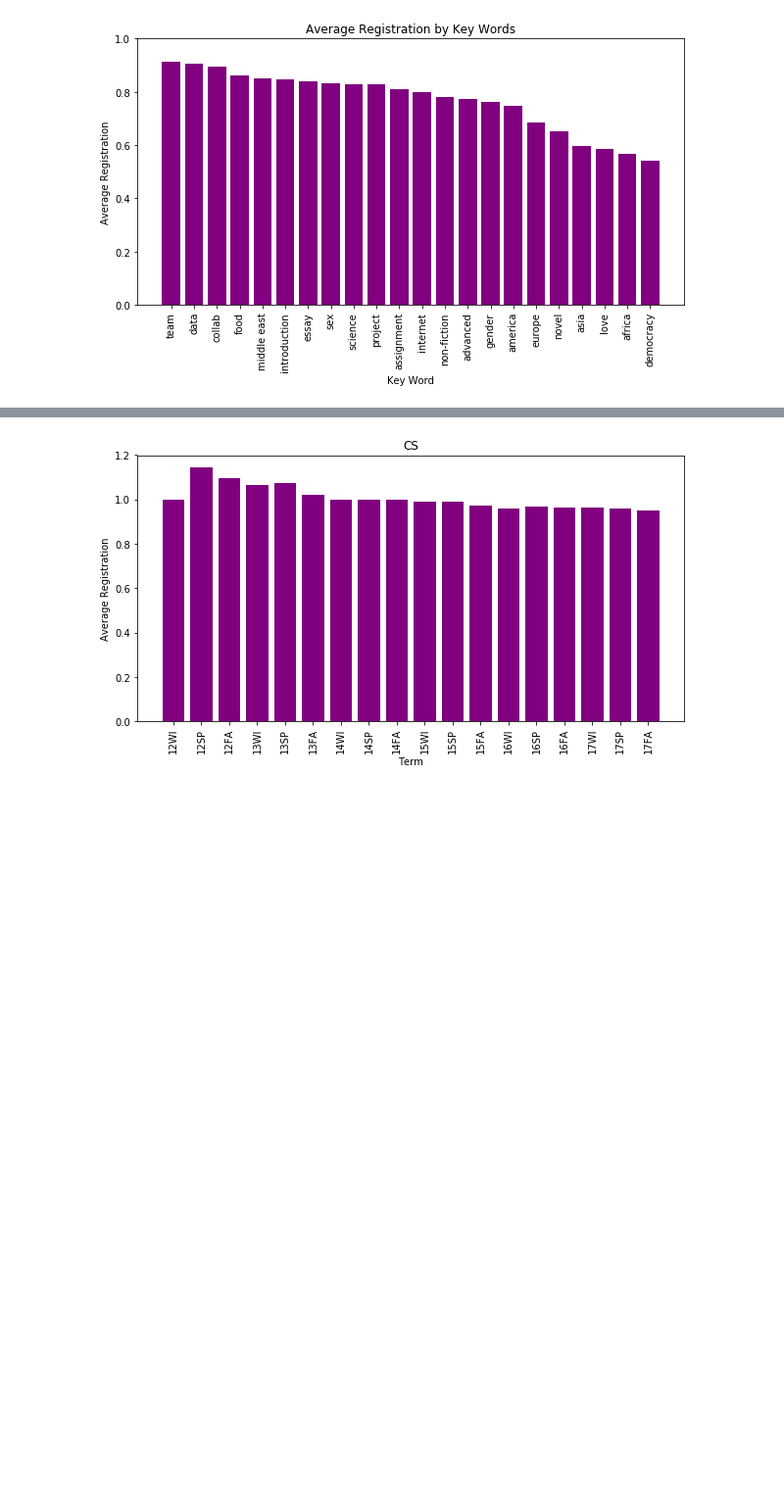
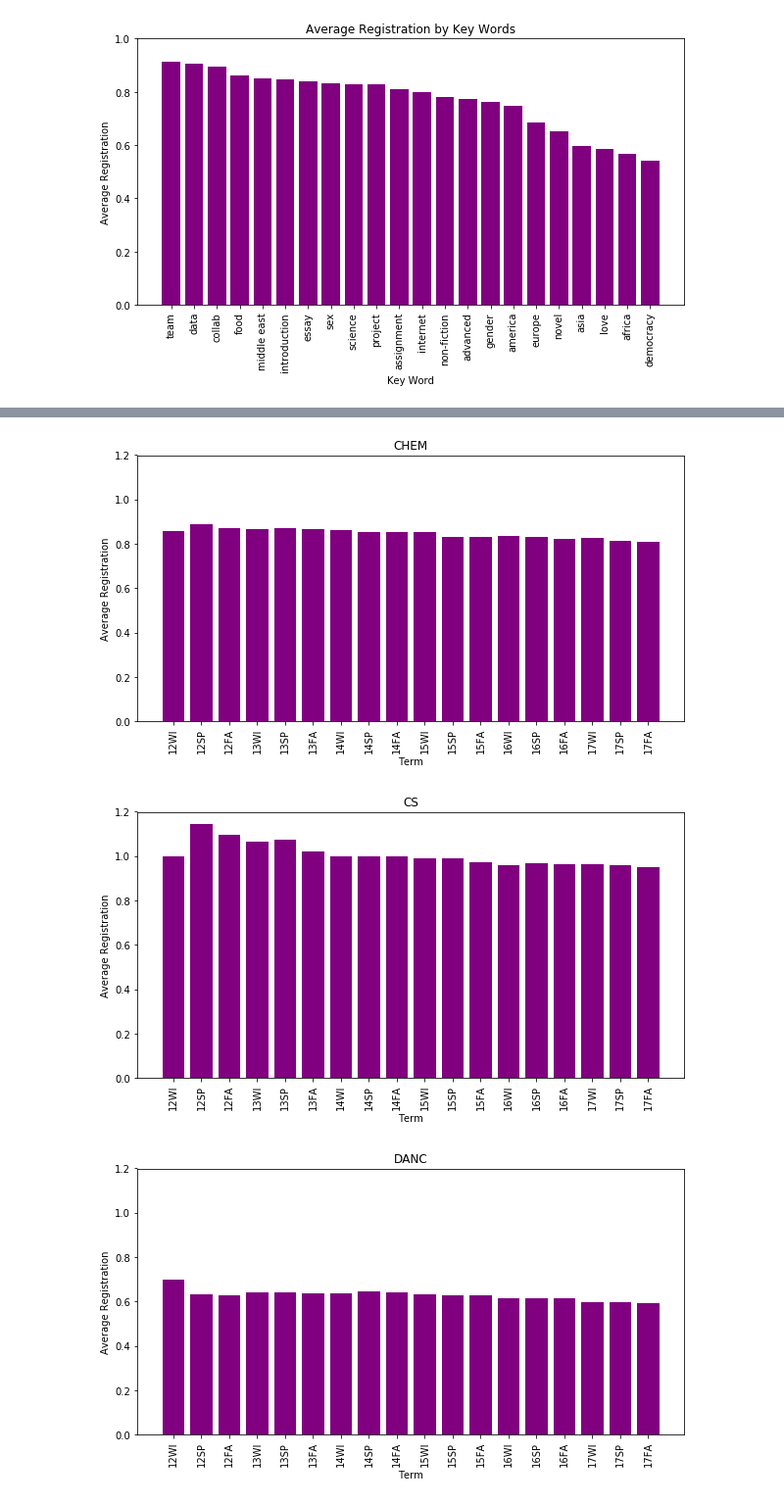
Before and after one commit to haseleyi/V-Big-Data, a Jupyter notebook: Big Data Final Project.ipynb, the cells around one changed output, grey strips where cells are left out. Shown at 98% size. Saved outputs shown, nothing was run; the diff lists cells and outputs as text; code cells hidden in the pictures; blank space fills up the shorter version.

```diff
--- a/Big Data Final Project.ipynb
+++ b/Big Data Final Project.ipynb
@@ -609,7 +609,7 @@ africa 151 0.567421948912
 democracy 29 0.541510673235
 [figure]
 # %%
- sig_01, sig_05, sig_1 = [], [], []
+sig_05= []
 
 def year_courses(i):
     year = []
@@ -668,20 +668,14 @@ def compare_means(y1, y2, department):
     else:
         print "Increase in Average Enrollment"
 
-    if p < 0.01:
-        sig_01.append(department)
-    elif p < 0.05:
+    if p < 0.05:
         sig_05.append(department)
-    elif p < 0.1:
-        sig_1.append(department)
-
 
 for department in departments:
     print department
     compare_means('12', '17', department)
-print sig_01
+
 print sig_05
-print sig_1
 # %% [output]
 AFAM
 ttest_ind:            t = nan  p = nan
@@ -720,38 +714,40 @@ Increase in Average Enrollment
 # %%
 terms = ['12WI', '12SP', '12FA', '13WI', '13SP', '13FA', '14WI', '14SP', '14FA', '15WI', '15SP', '15FA', '16WI', '16SP', '16FA', '17WI', '17SP', '17FA']
 
 def find_average(a):
     all_averages, size, count, average = 0, 0, 0, 0
     for course in a:
         all_averages += (int(course["registered"]) * 1.0 / int(course["size"]))
         count = count + 1
     if count >0:
         average = int(all_averages) * 1.0 / count
     return average
 
-for department in sig_01:
-        averages, subject = [], []
-        for term in terms:
-            for course in courses:
-                if course['term'] == term and course['department'] == department:
-                    subject.append(course)
+for department in sig_05:
+    averages, subject = [], []
+    for term in terms:
+        for course in courses:
+            if course['term'] == term and course['department'] == department:
+                subject.append(course)
 
-            averages.append(find_average(subject))
+        averages.append(find_average(subject))
 
-pairs = zip(terms, averages)
-sorted_terms, sorted_targets = zip(*pairs)
+    pairs = zip(terms, averages)
+    sorted_terms, sorted_targets = zip(*pairs)
 
-fig = plt.figure(figsize=(10,5))
-x_ticks = np.arange(len(sorted_terms))
-averages = dep_to_enroll.values().sort(reverse = True)
-plt.bar(x_ticks, sorted_targets, align='center', color="purple")
-plt.xticks(x_ticks, sorted_terms)
+    fig = plt.figure(figsize=(10,5))
+    x_ticks = np.arange(len(sorted_terms))
+    averages = dep_to_enroll.values().sort(reverse = True)
+    plt.bar(x_ticks, sorted_targets, align='center', color="purple")
+    plt.xticks(x_ticks, sorted_terms)
 
-plt.xticks(rotation='vertical')
-plt.ylim([0, 1.2])
-plt.title(department)
-plt.xlabel("Term")
-plt.ylabel("Average Registration")
-plt.show()
+    plt.xticks(rotation='vertical')
+    plt.ylim([0, 1.2])
+    plt.title(department)
+    plt.xlabel("Term")
+    plt.ylabel("Average Registration")
+    plt.show()
 # %% [output]
-[figure, old version]
+[figure, new version]
+[figure, added]
+[figure, added]
```
Also changed, not shown: parts of 5 cells of this notebook.
